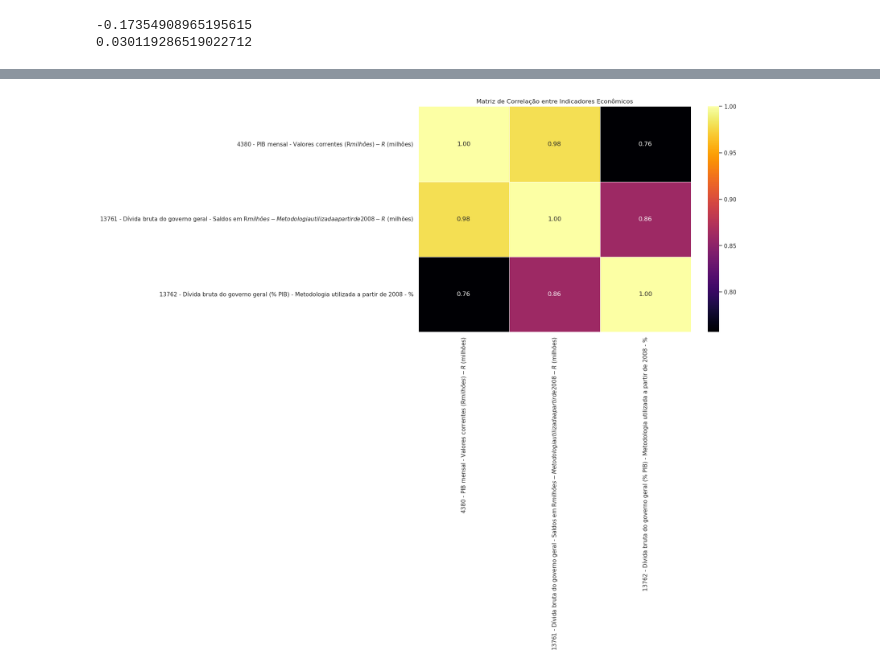
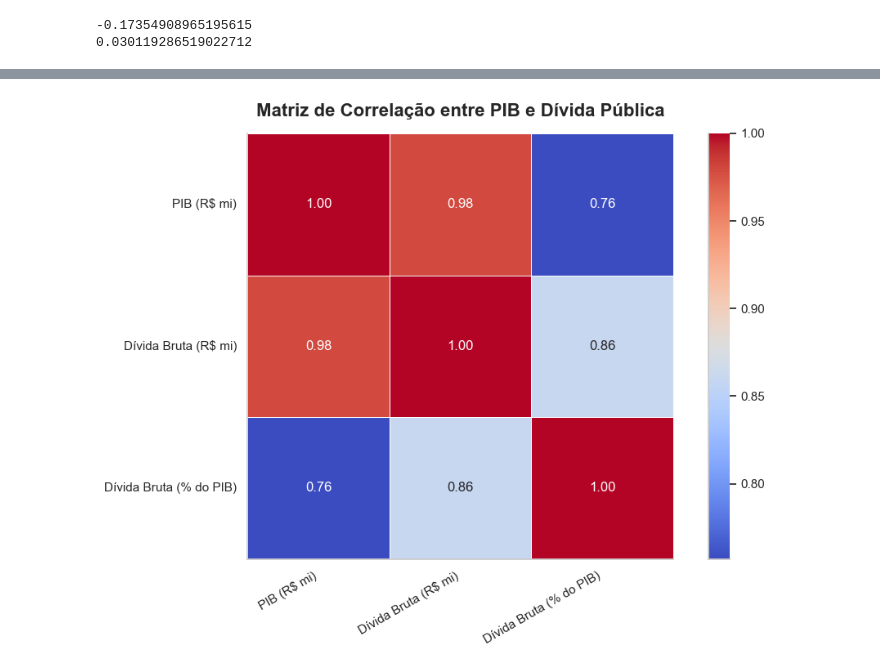
Before and after one commit to rodrigogrinfeld1/Projeto-DEV---Grupo-1, a Jupyter notebook: Código.ipynb, the cells around one changed output, grey strips where cells are left out. Cells and saved outputs as stored; diff of their text form; code cells hidden in the pictures.

```diff
--- a/Código.ipynb
+++ b/Código.ipynb
@@ -221,11 +238,0 @@ plt.show()
-# %%
-dados["Data"] = pd.to_datetime(dados["Data"])
-
-plt.figure(figsize=(8,5))
-plt.plot(dados["Data"], dados["13762 - Dívida bruta do governo geral (% PIB) - Metodologia utilizada a partir de 2008 - %"], label="Dívida Bruta (% PIB)")
-plt.title("Dívida Bruta do Governo Geral como % do PIB")
-plt.xlabel("Data")
-plt.ylabel("% do PIB")
-plt.legend()
-plt.tight_layout()
-plt.show()
@@ -253,18 +239,47 @@ plt.show()
 # %%
-cols = [
-    "4380 - PIB mensal - Valores correntes (R$ milhões) - R$ (milhões)",
-    "13761 - Dívida bruta do governo geral - Saldos em R$ milhões - Metodologia utilizada a partir de 2008 - R$ (milhões)",
-    "13762 - Dívida bruta do governo geral (% PIB) - Metodologia utilizada a partir de 2008 - %",
-]
+import pandas as pd
+import matplotlib.pyplot as plt
+import seaborn as sns
 
-for col in cols:
-    dados[col] = dados[col].astype(str).str.replace(",", ".").str.replace(".", "", regex=False).str.replace(",", ".").astype(float)
+# Dicionário com nomes técnicos → nomes claros
+colunas_renomeadas = {
+    "4380 - PIB mensal - Valores correntes (R$ milhões) - R$ (milhões)": "PIB (R$ mi)",
+    "13761 - Dívida bruta do governo geral - Saldos em R$ milhões - Metodologia utilizada a partir de 2008 - R$ (milhões)": "Dívida Bruta (R$ mi)",
+    "13762 - Dívida bruta do governo geral (% PIB) - Metodologia utilizada a partir de 2008 - %": "Dívida Bruta (% do PIB)"
+}
 
-matriz = dados[cols].corr()
-plt.figure(figsize=(12,8))
-sns.heatmap(matriz, annot=True, fmt=".2f", cmap="inferno", linewidths=0.5)
-plt.title("Matriz de Correlação entre Indicadores Econômicos")
+# Conversão para float
+for col in colunas_renomeadas:
+    dados[col] = dados[col].astype(str)\
+        .str.replace(".", "", regex=False)\
+        .str.replace(",", ".", regex=False)\
+        .astype(float)
+
+# Criar um novo DataFrame com os nomes claros
+dados_corr = dados[list(colunas_renomeadas.keys())].rename(columns=colunas_renomeadas)
+
+# Calcular a matriz de correlação
+matriz = dados_corr.corr()
+
+# Plot do heatmap
+plt.figure(figsize=(10, 7))
+sns.set(style="whitegrid")
+
+ax = sns.heatmap(
+    matriz,
+    annot=True,
+    fmt=".2f",
+    cmap="coolwarm",
+    linewidths=0.5,
+    square=True,
+    annot_kws={"fontsize": 12}
+)
+
+plt.title("Matriz de Correlação entre PIB e Dívida Pública", fontsize=16, fontweight='bold', pad=15)
+plt.xticks(fontsize=11, rotation=30, ha='right')
+plt.yticks(fontsize=11, rotation=0)
 plt.tight_layout()
+sns.despine()
 plt.show()
 # %% [output]
-[figure, old version]
+[figure, new version]
```
Also changed, not shown: parts of 13 cells of this notebook.
